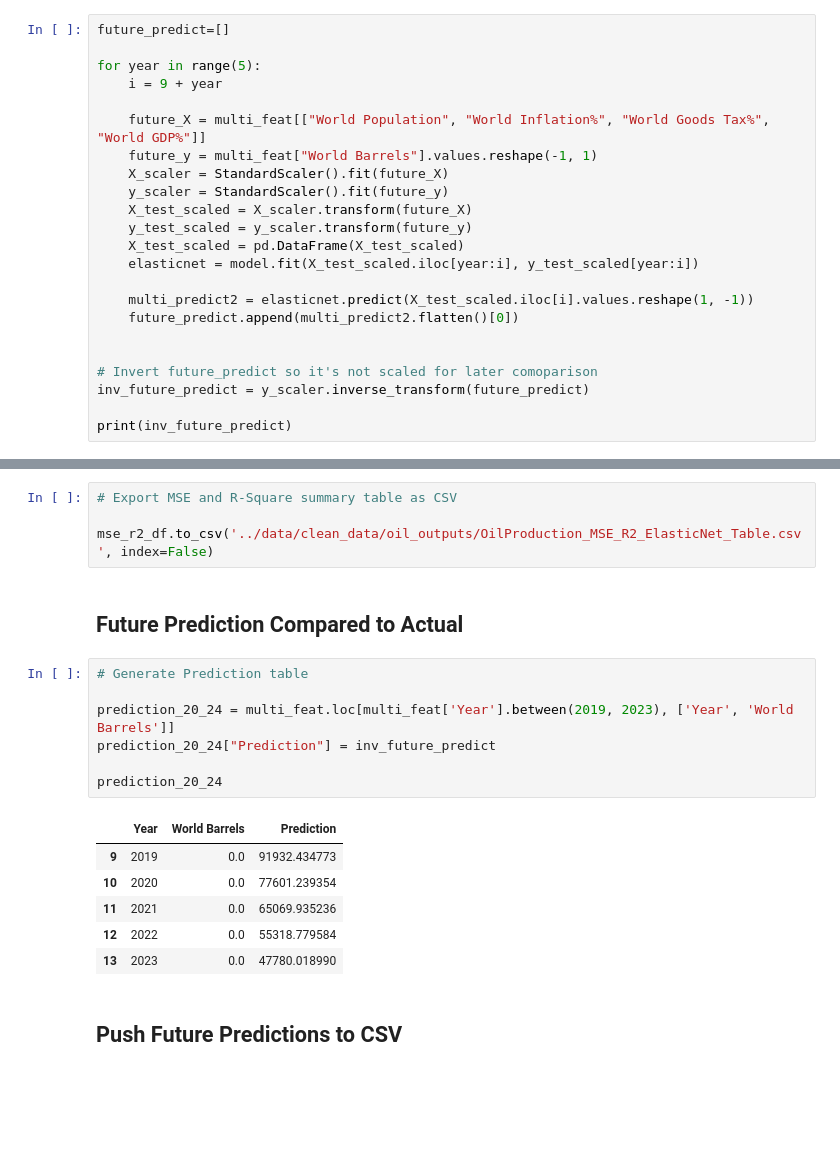
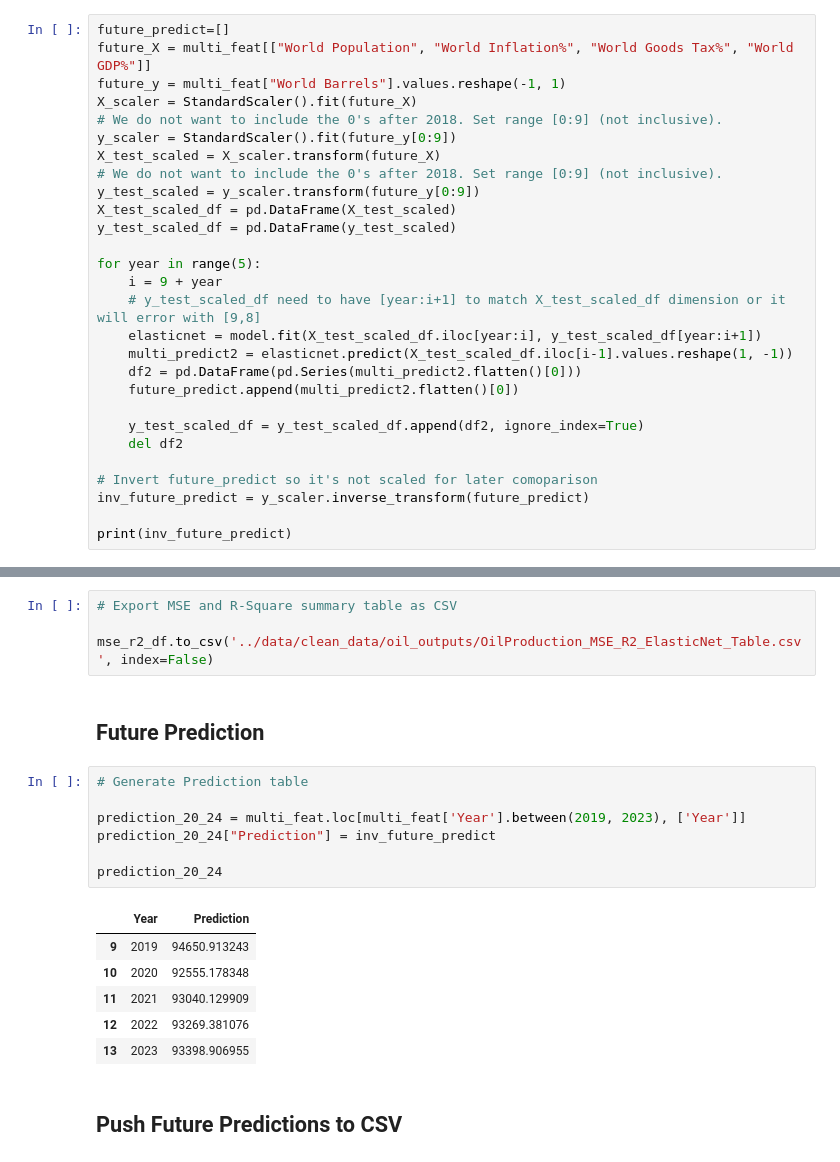
Before and after one commit to minerva-b/Final_Team_Project, a Jupyter notebook: Kmar/Oil_Product_Elastic_ML.ipynb, the cells around one changed output, grey strips where cells are left out. Cells and saved outputs as stored; diff of their text form; blank space fills up the shorter version.

```diff
--- a/Kmar/Oil_Product_Elastic_ML.ipynb
+++ b/Kmar/Oil_Product_Elastic_ML.ipynb
@@ -207,22 +207,27 @@ multi_feat
 ## Multi-step Forecast
 # %%
 future_predict=[]
+future_X = multi_feat[["World Population", "World Inflation%", "World Goods Tax%", "World GDP%"]]
+future_y = multi_feat["World Barrels"].values.reshape(-1, 1)
+X_scaler = StandardScaler().fit(future_X)
+# We do not want to include the 0's after 2018. Set range [0:9] (not inclusive).
+y_scaler = StandardScaler().fit(future_y[0:9])
+X_test_scaled = X_scaler.transform(future_X)
+# We do not want to include the 0's after 2018. Set range [0:9] (not inclusive).
+y_test_scaled = y_scaler.transform(future_y[0:9])
+X_test_scaled_df = pd.DataFrame(X_test_scaled)
+y_test_scaled_df = pd.DataFrame(y_test_scaled)
 
 for year in range(5):
     i = 9 + year
-
-    future_X = multi_feat[["World Population", "World Inflation%", "World Goods Tax%", "World GDP%"]]
-    future_y = multi_feat["World Barrels"].values.reshape(-1, 1)
-    X_scaler = StandardScaler().fit(future_X)
-    y_scaler = StandardScaler().fit(future_y)
-    X_test_scaled = X_scaler.transform(future_X)
-    y_test_scaled = y_scaler.transform(future_y)
-    X_test_scaled = pd.DataFrame(X_test_scaled)
-    elasticnet = model.fit(X_test_scaled.iloc[year:i], y_test_scaled[year:i])
-
-    multi_predict2 = elasticnet.predict(X_test_scaled.iloc[i].values.reshape(1, -1))
+    # y_test_scaled_df need to have [year:i+1] to match X_test_scaled_df dimension or it will error with [9,8]
+    elasticnet = model.fit(X_test_scaled_df.iloc[year:i], y_test_scaled_df[year:i+1])
+    multi_predict2 = elasticnet.predict(X_test_scaled_df.iloc[i-1].values.reshape(1, -1))
+    df2 = pd.DataFrame(pd.Series(multi_predict2.flatten()[0]))
     future_predict.append(multi_predict2.flatten()[0])
 
+    y_test_scaled_df = y_test_scaled_df.append(df2, ignore_index=True)
+    del df2
 
 # Invert future_predict so it's not scaled for later comoparison
 inv_future_predict = y_scaler.inverse_transform(future_predict)
@@ -264,21 +252,21 @@ mse_r2_df
 
 mse_r2_df.to_csv('../data/clean_data/oil_outputs/OilProduction_MSE_R2_ElasticNet_Table.csv', index=False)
 # %% [markdown]
-## Future Prediction Compared to Actual
+## Future Prediction
 # %%
 # Generate Prediction table
 
-prediction_20_24 = multi_feat.loc[multi_feat['Year'].between(2019, 2023), ['Year', 'World Barrels']]
+prediction_20_24 = multi_feat.loc[multi_feat['Year'].between(2019, 2023), ['Year']]
 prediction_20_24["Prediction"] = inv_future_predict
 
 prediction_20_24
 # %% [output]
-|  | Year | World Barrels | Prediction |
-| 9 | 2019 | 0.0 | 91932.434773 |
-| 10 | 2020 | 0.0 | 77601.239354 |
-| 11 | 2021 | 0.0 | 65069.935236 |
-| 12 | 2022 | 0.0 | 55318.779584 |
-| 13 | 2023 | 0.0 | 47780.018990 |
+|  | Year | Prediction |
+| 9 | 2019 | 94650.913243 |
+| 10 | 2020 | 92555.178348 |
+| 11 | 2021 | 93040.129909 |
+| 12 | 2022 | 93269.381076 |
+| 13 | 2023 | 93398.906955 |
 # %% [markdown]
 ## Push Future Predictions to CSV
 # %%
```
Also changed, not shown: parts of 4 cells of this notebook, 6 other files.
